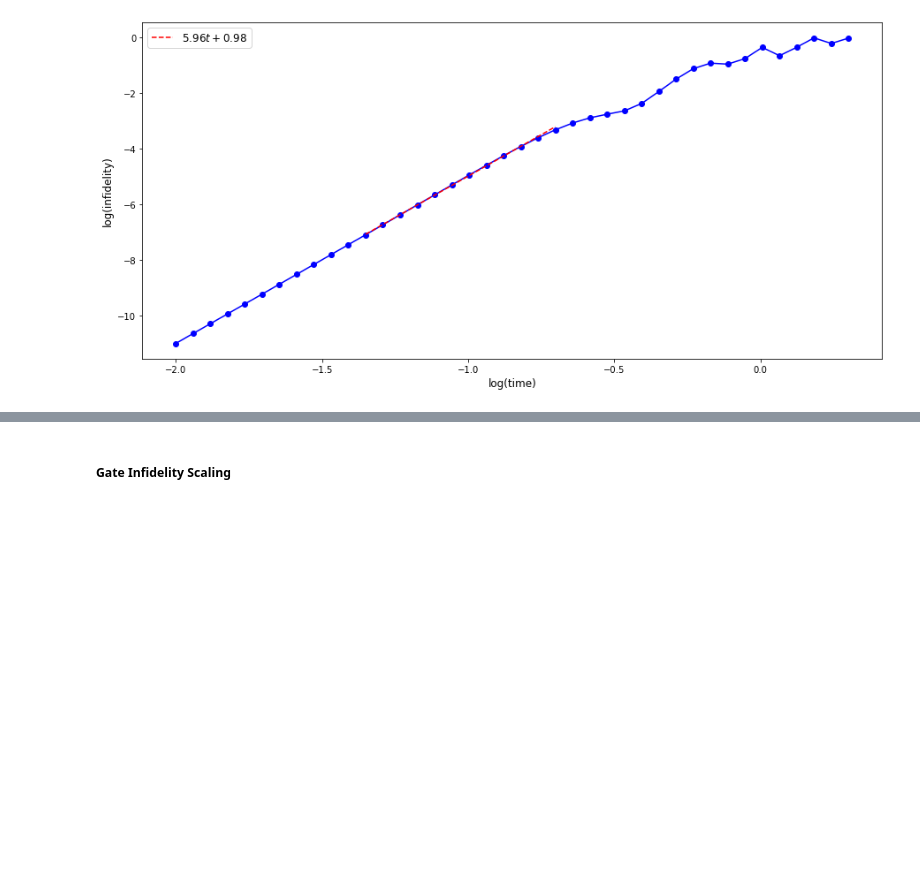
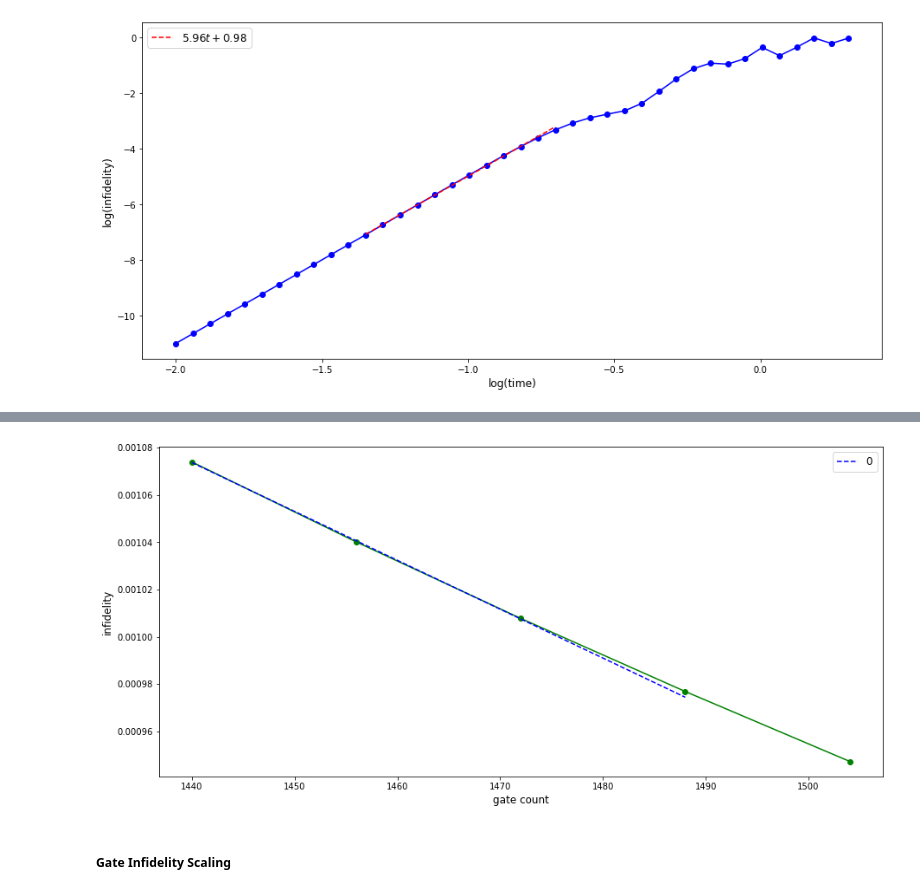
Before and after one commit to mattp97/Trotter-Qdrift-Simulation, a Jupyter notebook: Hybridized Simulation Jellium.ipynb, the cells around one changed output, grey strips where cells are left out. Cells and saved outputs as stored; diff of their text form; code cells hidden in the pictures; blank space fills up the shorter version.

Commit message:
Converging performance function
Performance function now converges with edge cases covered for prior QD code (slow). Seems to be an issue with the cache version.

```diff
--- a/Hybridized Simulation Jellium.ipynb
+++ b/Hybridized Simulation Jellium.ipynb
@@ -443,0 +415,16 @@ plt.show()
+# %%
+#Load sims and test Monte-Carlo
+CompSim1 = CompositeSim(graph_hamiltonian_list, inner_order=2, outer_order=1, initial_time=2, partition="prob", nb_optimizer=False, weight_threshold=0.5, epsilon=0.05)
+TrotSim1 = CompositeSim(graph_hamiltonian_list, inner_order=1, outer_order=1, partition="trotter", nb_optimizer=False, weight_threshold=0.5, epsilon=0.05)
+TrotSim2 = CompositeSim(graph_hamiltonian_list, inner_order=2, outer_order=1, partition="trotter", nb_optimizer=False, weight_threshold=0.5, epsilon=0.05)
+QDSim1  = CompositeSim(graph_hamiltonian_list, inner_order=1, outer_order=1, partition="qdrift", nb_optimizer=False, weight_threshold=0.5, epsilon=0.05)
+
+t = 2
+samples = 1
+iterations = 1
+sample_guess = 4
+mcsamples = 50
+#mcsamples = QDSim1.sample_decider(t, samples, iterations, sample_guess) #needs to be evaluated in a region known to be convergent
+#infidelity = QDSim1.sample_channel_inf(t, samples, iterations, mcsamples, exact_time_evolution(QDSim1.unparsed_hamiltonian, t, QDSim1.initial_state))
+#print(infidelity)
+print(mcsamples)
@@ -444,3 +462,30 @@ plt.show()
+# %%
+plt.figure(figsize = (15, 7))
+plt.plot(TrotSim1.gate_data[:,0], TrotSim1.gate_data[:,1], 'go-')
+plt.xlabel('gate count', size = 12)
+plt.ylabel('infidelity', size = 12)
+
+start_fit_points=0  #declare the starting point to fit in the data
+end_fit_points = -2
+order = 1
+
+p = np.polyfit(TrotSim1.gate_data[:,0][start_fit_points: end_fit_points], TrotSim1.gate_data[:,1][start_fit_points: end_fit_points], order)
+f = np.poly1d(p)
+
+t_new = np.linspace(TrotSim1.gate_data[:,0][start_fit_points], TrotSim1.gate_data[:,0][end_fit_points], 50)
+y_new = f(t_new)
+
+data1 = symbols("t")
+poly = sum(S("{:6.2f}".format(v))*data1**i for i, v in enumerate(p[::-1]))
+eq_latex = printing.latex(poly)
+
+#plt.ylim(-1.1, -0.8)
+#plt.locator_params('x', nbins=20)
+plt.plot(t_new, y_new, 'b--', label="${}$".format(eq_latex))
+plt.legend(fontsize="large")
+plt.show()
+# %% [output]
+[figure, added]
 # %% [markdown]
 ##### Gate Infidelity Scaling
 # %% [markdown]
```
Also changed, not shown: parts of 21 cells of this notebook, 1 other file.
